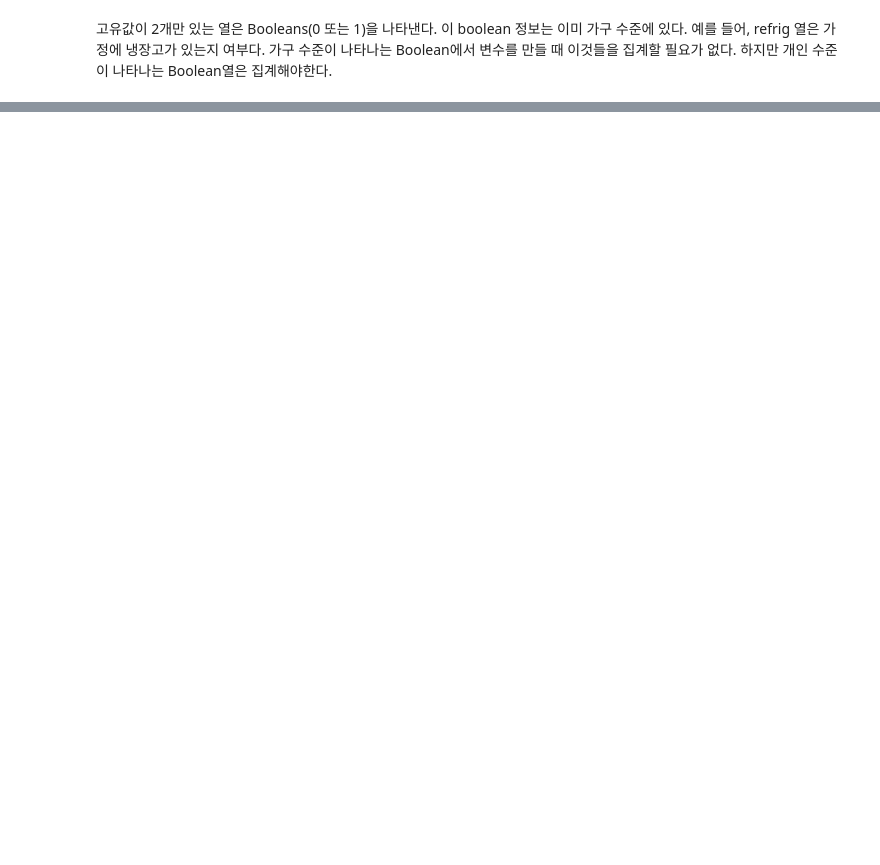
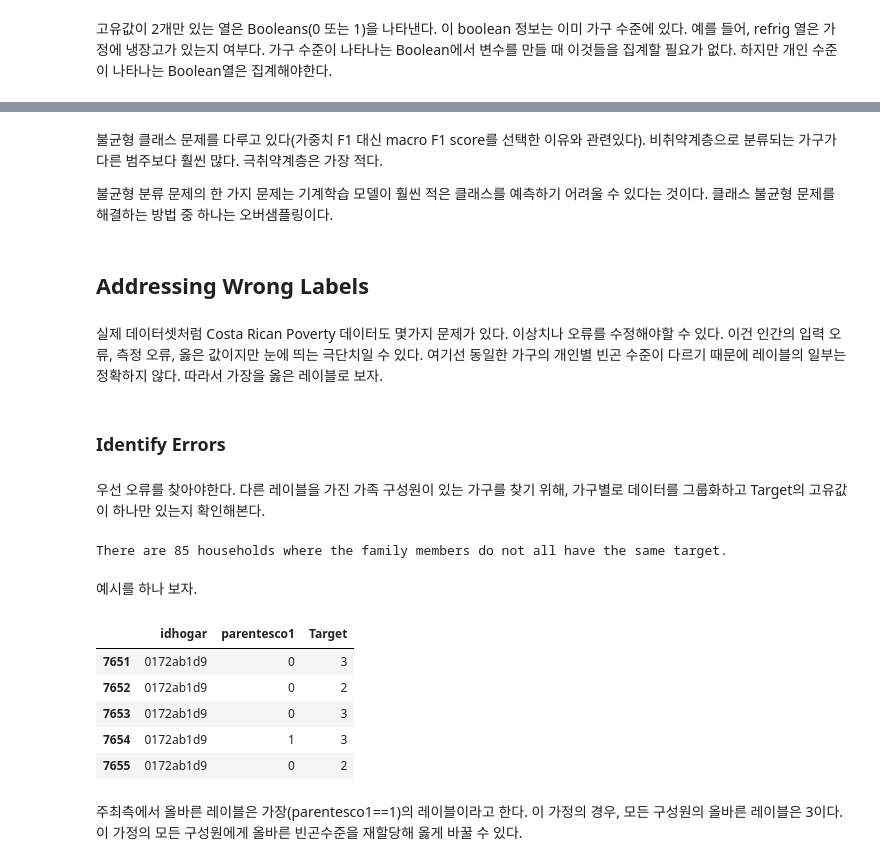
Before and after one commit to Haebuk/kagglestudy, a Jupyter notebook: Costa rican competition/costa_1_시온.ipynb, the cells around one changed output, grey strips where cells are left out. Saved outputs shown, nothing was run; the diff lists cells and outputs as text; code cells hidden in the pictures; blank space fills up the shorter version.

```diff
--- a/Costa rican competition/costa_1_시온.ipynb
+++ b/Costa rican competition/costa_1_시온.ipynb
@@ -127,0 +226,4 @@ Text(0.5, 1.0, 'Count of Unique Values in Integer Columns')
+# %%
+# test에 null값인 Target 열 추가
+test['Target'] = np.nan
+data = train.append(test, ignore_index=True)
@@ -127,0 +259,34 @@ Text(0.5, 1.0, 'Count of Unique Values in Integer Columns')
+# %% [markdown]
+불균형 클래스 문제를 다루고 있다(가중치 F1 대신 macro F1 score를 선택한 이유와 관련있다). 비취약계층으로 분류되는 가구가 다른 범주보다 훨씬 많다. 극취약계층은 가장 적다.
+
+불균형 분류 문제의 한 가지 문제는 기계학습 모델이 훨씬 적은 클래스를 예측하기 어려울 수 있다는 것이다. 클래스 불균형 문제를 해결하는 방법 중 하나는 오버샘플링이다.
+# %% [markdown]
+## Addressing Wrong Labels
+# %% [markdown]
+실제 데이터셋처럼 Costa Rican Poverty 데이터도 몇가지 문제가 있다. 이상치나 오류를 수정해야할 수 있다. 이건 인간의 입력 오류, 측정 오류, 옳은 값이지만 눈에 띄는 극단치일 수 있다. 여기선 동일한 가구의 개인별 빈곤 수준이 다르기 때문에 레이블의 일부는 정확하지 않다. 따라서 가장을 옳은 레이블로 보자.
+# %% [markdown]
+### Identify Errors
+# %% [markdown]
+우선 오류를 찾아야한다. 다른 레이블을 가진 가족 구성원이 있는 가구를 찾기 위해, 가구별로 데이터를 그룹화하고 Target의 고유값이 하나만 있는지 확인해본다.
+# %%
+# 가구별 그룹화 및 고유값 수 표시
+all_equal = train.groupby('idhogar')['Target'].apply(lambda x:x.nunique()==1)
+# target이 동일하지 않은 가구
+not_equal = all_equal[all_equal != True]
+
+print('There are {} households where the family members do not all have the same target.'.format(len(not_equal)))
+# %% [output]
+There are 85 households where the family members do not all have the same target.
+# %% [markdown]
+예시를 하나 보자.
+# %%
+train[train['idhogar']==not_equal.index[0]][['idhogar','parentesco1','Target']]
+# %% [output]
+|  | idhogar | parentesco1 | Target |
+| 7651 | 0172ab1d9 | 0 | 3 |
+| 7652 | 0172ab1d9 | 0 | 2 |
+| 7653 | 0172ab1d9 | 0 | 3 |
+| 7654 | 0172ab1d9 | 1 | 3 |
+| 7655 | 0172ab1d9 | 0 | 2 |
+# %% [markdown]
+주최측에서 올바른 레이블은 가장(parentesco1==1)의 레이블이라고 한다. 이 가정의 경우, 모든 구성원의 올바른 레이블은 3이다. 이 가정의 모든 구성원에게 올바른 빈곤수준을 재할당해 옳게 바꿀 수 있다.
```
Also changed, not shown: parts of 15 cells of this notebook.
